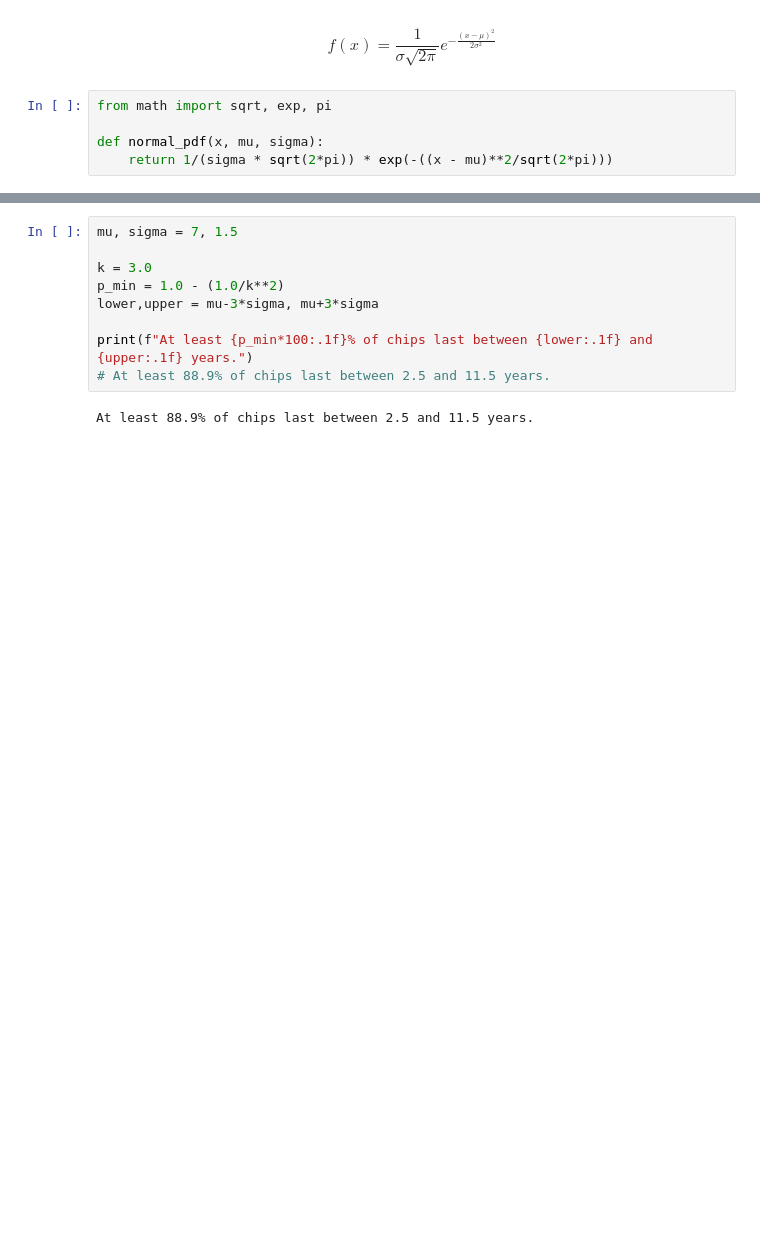
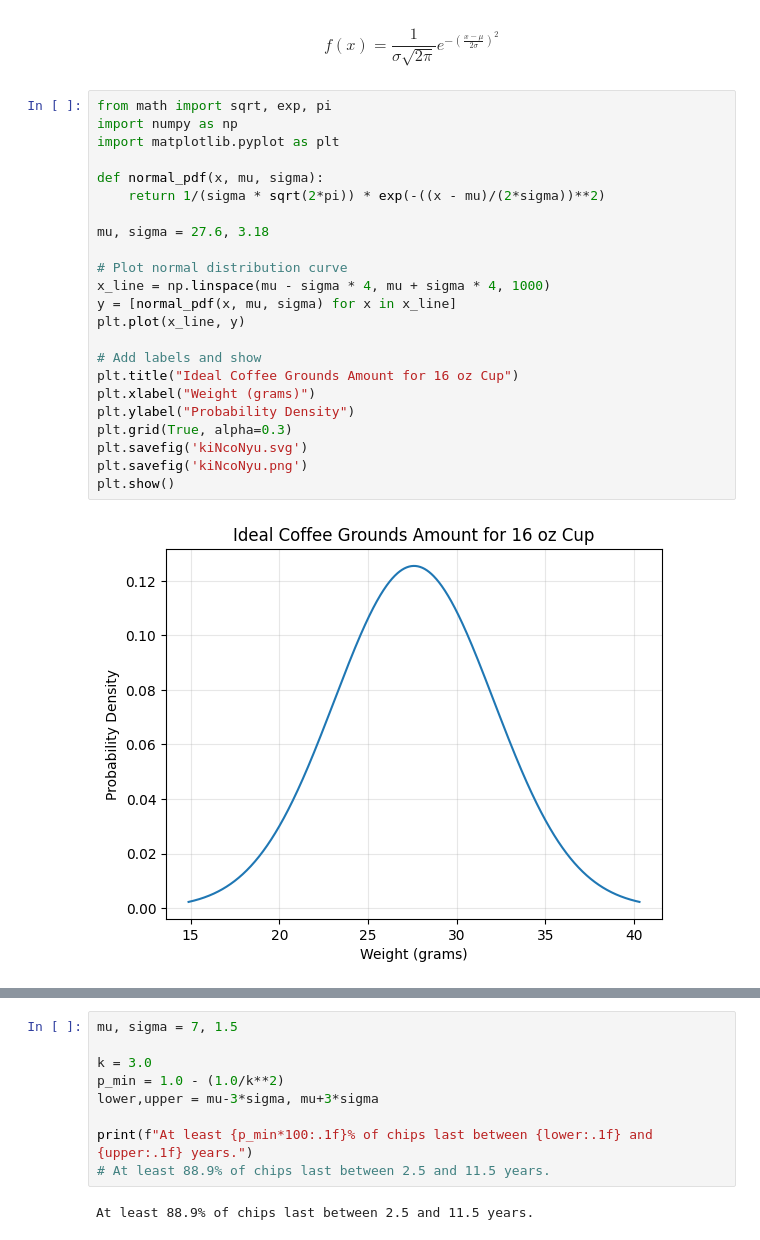
Before and after one commit to thomasnield/manning_grokking_statistics, a Jupyter notebook: ch4/ch4.ipynb, the cells around one changed output, grey strips where cells are left out. Saved outputs shown, nothing was run; the diff lists cells and outputs as text; blank space fills up the shorter version.

```diff
--- a/ch4/ch4.ipynb
+++ b/ch4/ch4.ipynb
@@ -89,12 +98,32 @@ plt.show()
 # %% [markdown]
 $$
-f(x) = \frac{1}{\sigma\sqrt{2\pi}} e^{-\frac{(x-\mu)^2}{2\sigma^2}}
+f(x) = \frac{1}{\sigma\sqrt{2\pi}} e^{-(\frac{x-\mu}{2\sigma})^2}
 $$
 # %%
 from math import sqrt, exp, pi
+import numpy as np
+import matplotlib.pyplot as plt
 
 def normal_pdf(x, mu, sigma):
-    return 1/(sigma * sqrt(2*pi)) * exp(-((x - mu)**2/sqrt(2*pi)))
+    return 1/(sigma * sqrt(2*pi)) * exp(-((x - mu)/(2*sigma))**2)
+
+mu, sigma = 27.6, 3.18
+
+# Plot normal distribution curve
+x_line = np.linspace(mu - sigma * 4, mu + sigma * 4, 1000)
+y = [normal_pdf(x, mu, sigma) for x in x_line]
+plt.plot(x_line, y)
+
+# Add labels and show
+plt.title("Ideal Coffee Grounds Amount for 16 oz Cup")
+plt.xlabel("Weight (grams)")
+plt.ylabel("Probability Density")
+plt.grid(True, alpha=0.3)
+plt.savefig('kiNcoNyu.svg')
+plt.savefig('kiNcoNyu.png')
+plt.show()
+# %% [output]
+[figure, added]
 # %%
 import numpy as np
 from scipy.stats import norm
```
Also changed, not shown: parts of 16 cells of this notebook, 32 other files.
